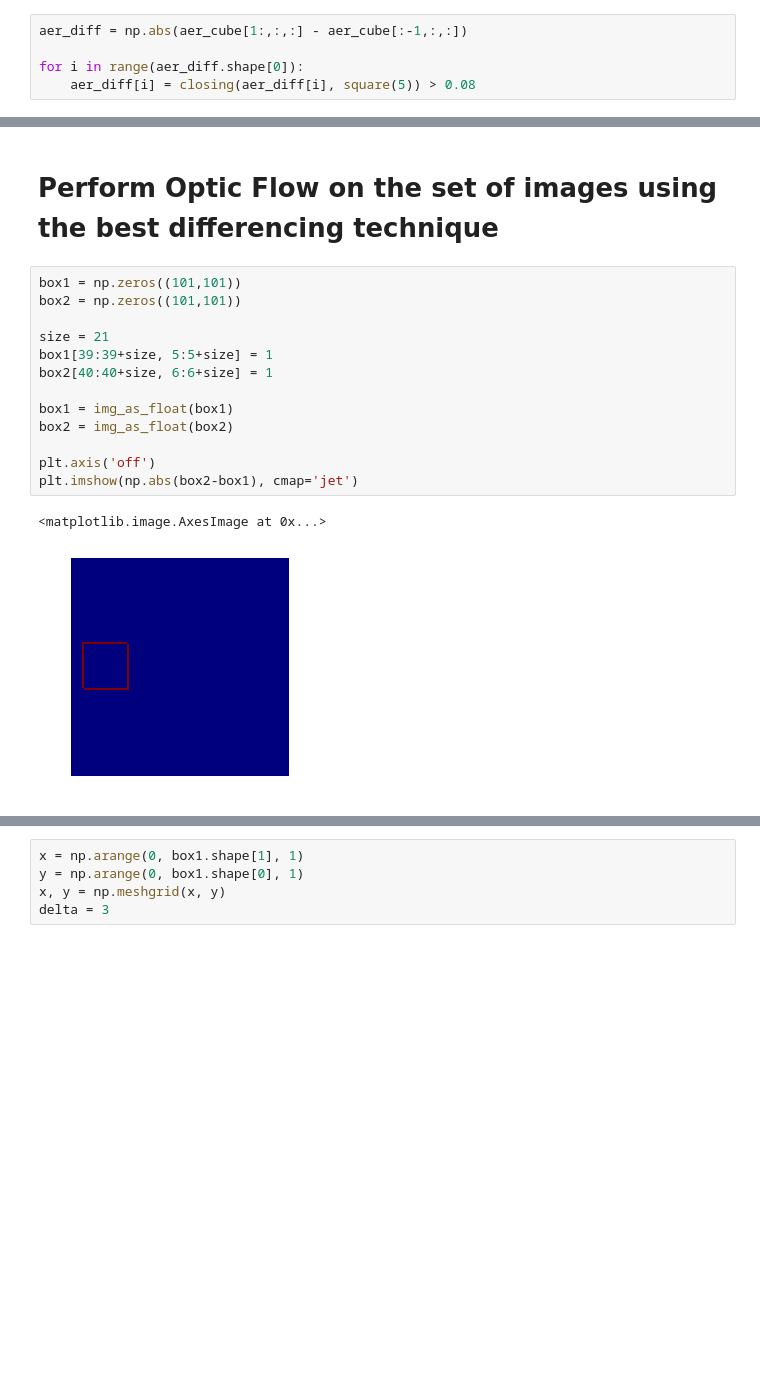
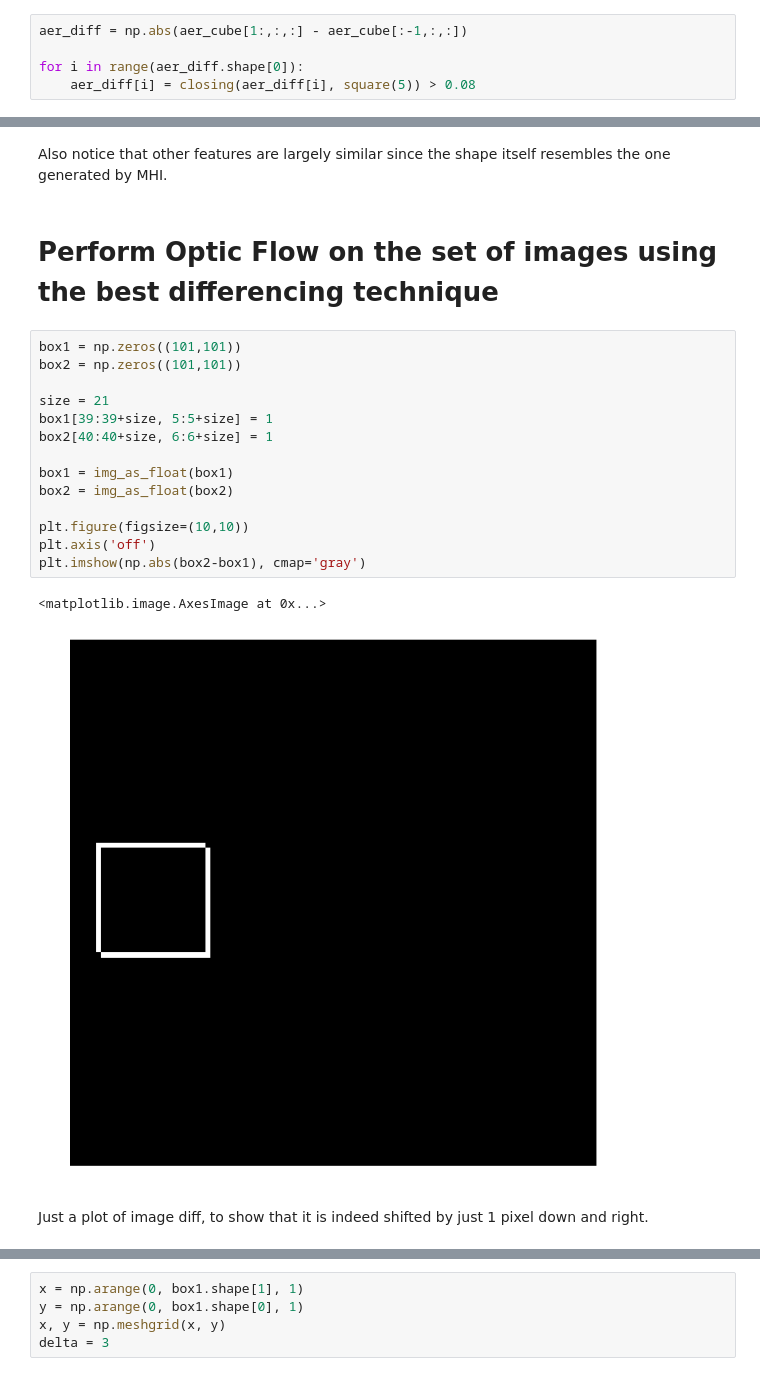
Before and after one commit to TheAnig/computer-vision, a Jupyter notebook: hw5/hw5-soln.ipynb, the cells around one changed output, grey strips where cells are left out. Drawn from its saved outputs; the diff is of its cells as text; blank space fills up the shorter version.

```diff
--- a/hw5/hw5-soln.ipynb
+++ b/hw5/hw5-soln.ipynb
@@ -93,21 +304,26 @@ for idx in range(0, 21):
+# %% [markdown]
+Also notice that other features are largely similar since the shape itself resembles the one generated by MHI.
 # %% [markdown]
 # Perform Optic Flow on the set of images using the best differencing technique
 # %%
 box1 = np.zeros((101,101))
 box2 = np.zeros((101,101))
 
 size = 21
 box1[39:39+size, 5:5+size] = 1
 box2[40:40+size, 6:6+size] = 1
 
 box1 = img_as_float(box1)
 box2 = img_as_float(box2)
 
+plt.figure(figsize=(10,10))
 plt.axis('off')
-plt.imshow(np.abs(box2-box1), cmap='jet')
+plt.imshow(np.abs(box2-box1), cmap='gray')
 # %% [output]
 <matplotlib.image.AxesImage at 0x...>
-[figure, old version]
+[figure, new version]
+# %% [markdown]
+Just a plot of image diff, to show that it is indeed shifted by just 1 pixel down and right.
 # %%
 from scipy import signal
 def optical_flow(I1g, I2g, window_size):
```
Also changed, not shown: parts of 34 cells of this notebook, 21 other files.
